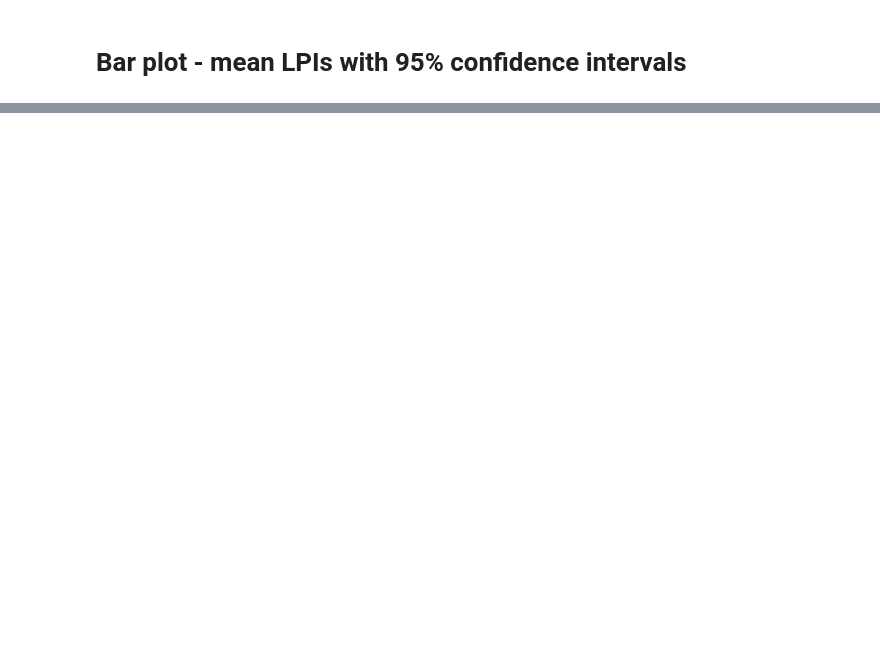
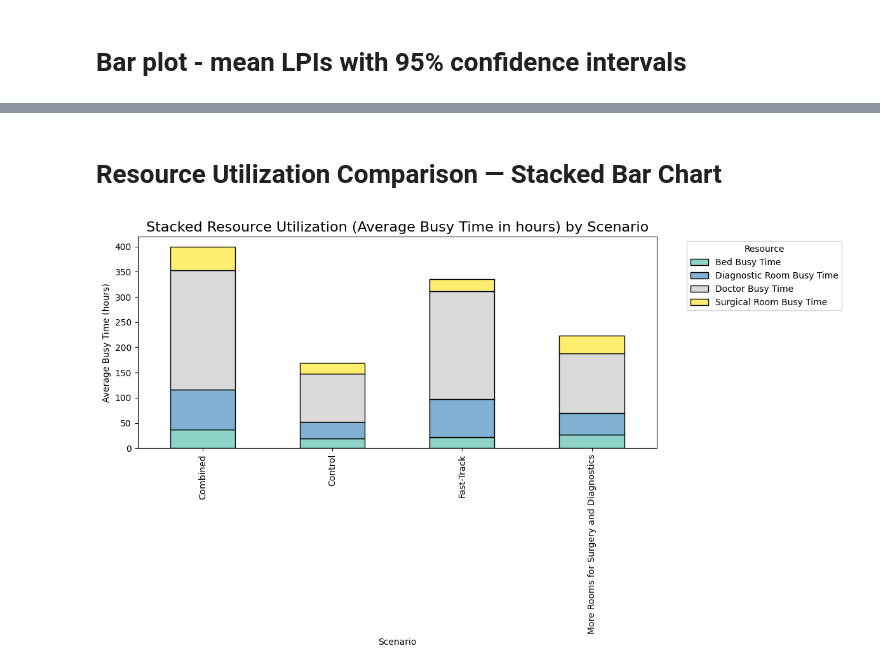
Before and after one commit to chigvintseva/UniProject-simulation-techniques, a Jupyter notebook: main.ipynb, the cells around one changed output, grey strips where cells are left out. Drawn from its saved outputs; the diff is of its cells as text; code cells hidden in the pictures; blank space fills up the shorter version.

```diff
--- a/main.ipynb
+++ b/main.ipynb
@@ -1025,0 +1026,21 @@ plt.show()
+# %% [markdown]
+# Resource Utilization Comparison — Stacked Bar Chart
+# %%
+# Extract resource KPIs only
+resource_kpis = summary_df[summary_df['KPI'].str.contains('Busy Time')]
+
+# Pivot to wide format for stacked bar
+resource_pivot = resource_kpis.pivot(index='Scenario', columns='KPI', values='Mean')
+
+resource_pivot.plot(
+    kind='bar', stacked=True, figsize=(12,7),
+    colormap='Set3', edgecolor='black'
+)
+plt.title('Stacked Resource Utilization (Average Busy Time in hours) by Scenario', fontsize=16)
+plt.ylabel('Average Busy Time (hours)')
+plt.xlabel('Scenario')
+plt.legend(title='Resource', bbox_to_anchor=(1.05, 1), loc='upper left')
+plt.tight_layout()
+plt.show()
+# %% [output]
+[figure, added]
```
Also changed, not shown: parts of 17 cells of this notebook.
